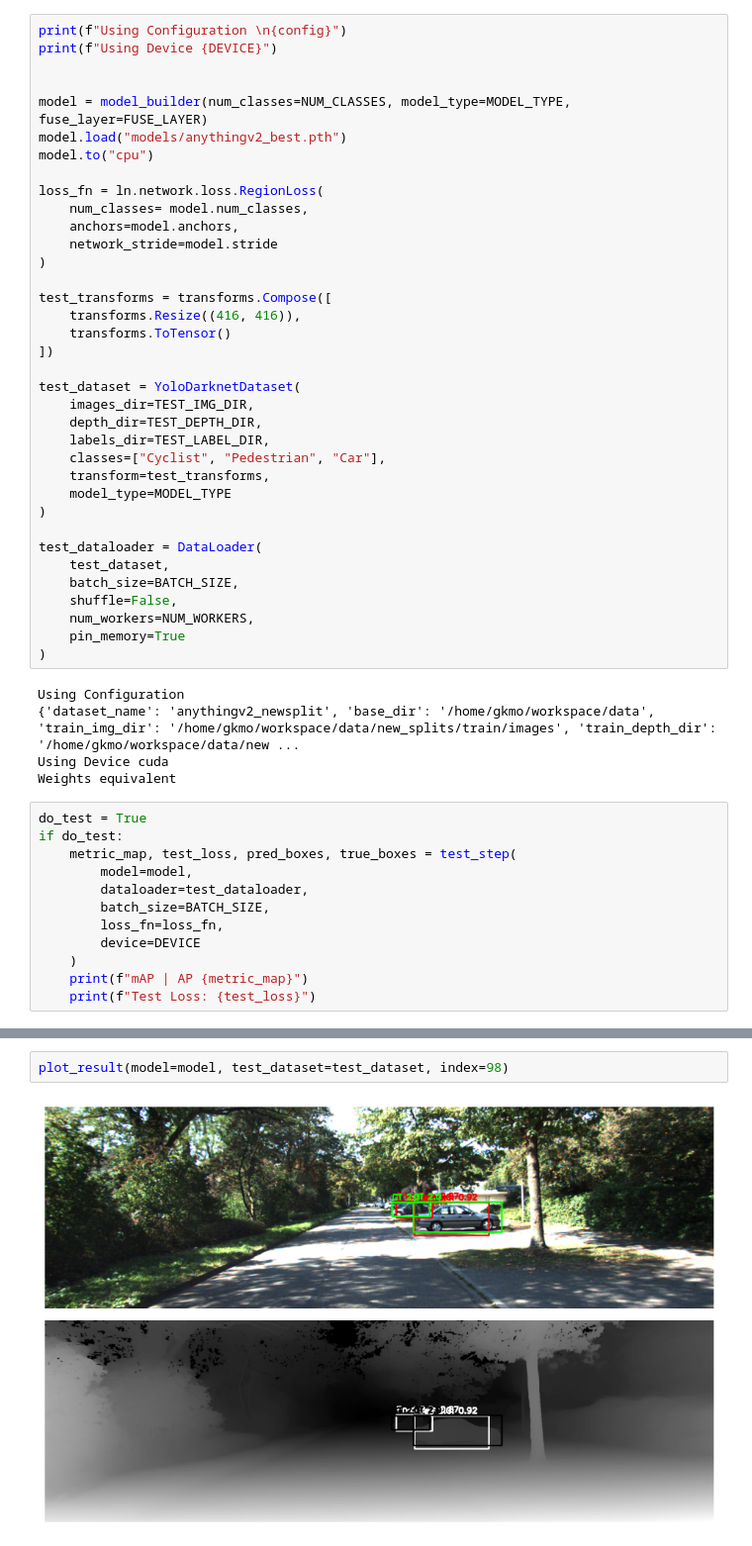
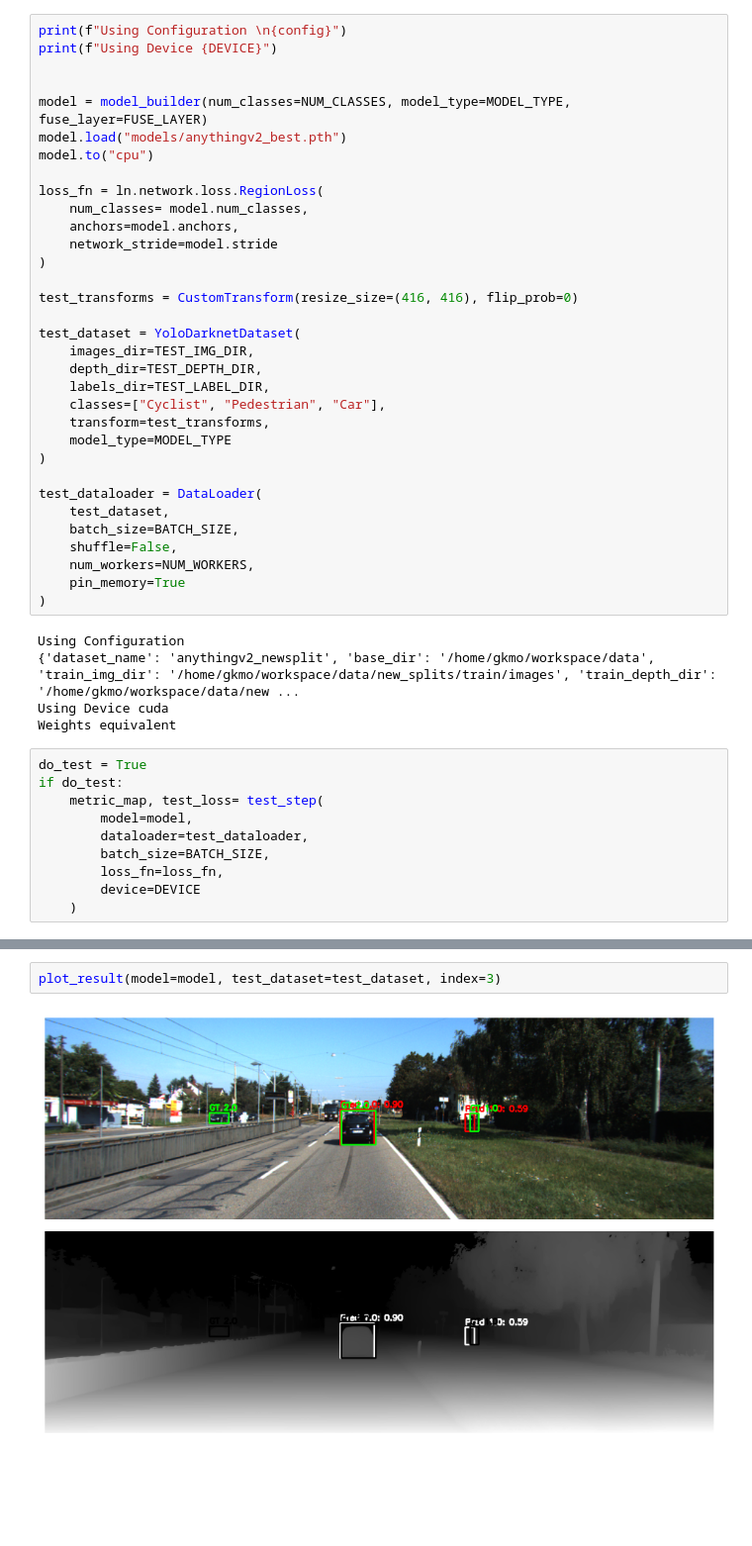
Before and after one commit to gkmocastro/rgbd-yolov2, a Jupyter notebook: test_nb.ipynb, the cells around one changed output, grey strips where cells are left out. Shown: that part at 99% size. Cells and saved outputs as stored; diff of their text form; blank space fills up the shorter version.

Commit message:
add tracking, custom transforms

```diff
--- a/test_nb.ipynb
+++ b/test_nb.ipynb
@@ -53,10 +46,7 @@ loss_fn = ln.network.loss.RegionLoss(
     network_stride=model.stride
 )
 
-test_transforms = transforms.Compose([
-    transforms.Resize((416, 416)),
-    transforms.ToTensor()
-])
+test_transforms = CustomTransform(resize_size=(416, 416), flip_prob=0)
 
 test_dataset = YoloDarknetDataset(
     images_dir=TEST_IMG_DIR,
@@ -82,12 +72,10 @@ Weights equivalent
 # %%
 do_test = True
 if do_test:
-    metric_map, test_loss, pred_boxes, true_boxes = test_step(
+    metric_map, test_loss= test_step(
         model=model,
         dataloader=test_dataloader,
         batch_size=BATCH_SIZE,
         loss_fn=loss_fn,
         device=DEVICE
     )
-    print(f"mAP | AP {metric_map}")
-    print(f"Test Loss: {test_loss}")
@@ -97,4 +88,4 @@ Test Loss: 2.0468614418455897
 # %%
-plot_result(model=model, test_dataset=test_dataset, index=98)
+plot_result(model=model, test_dataset=test_dataset, index=3)
 # %% [output]
-[figure, old version]
+[figure, new version]
```
Also changed, not shown: parts of 3 cells of this notebook, 6 other files.
